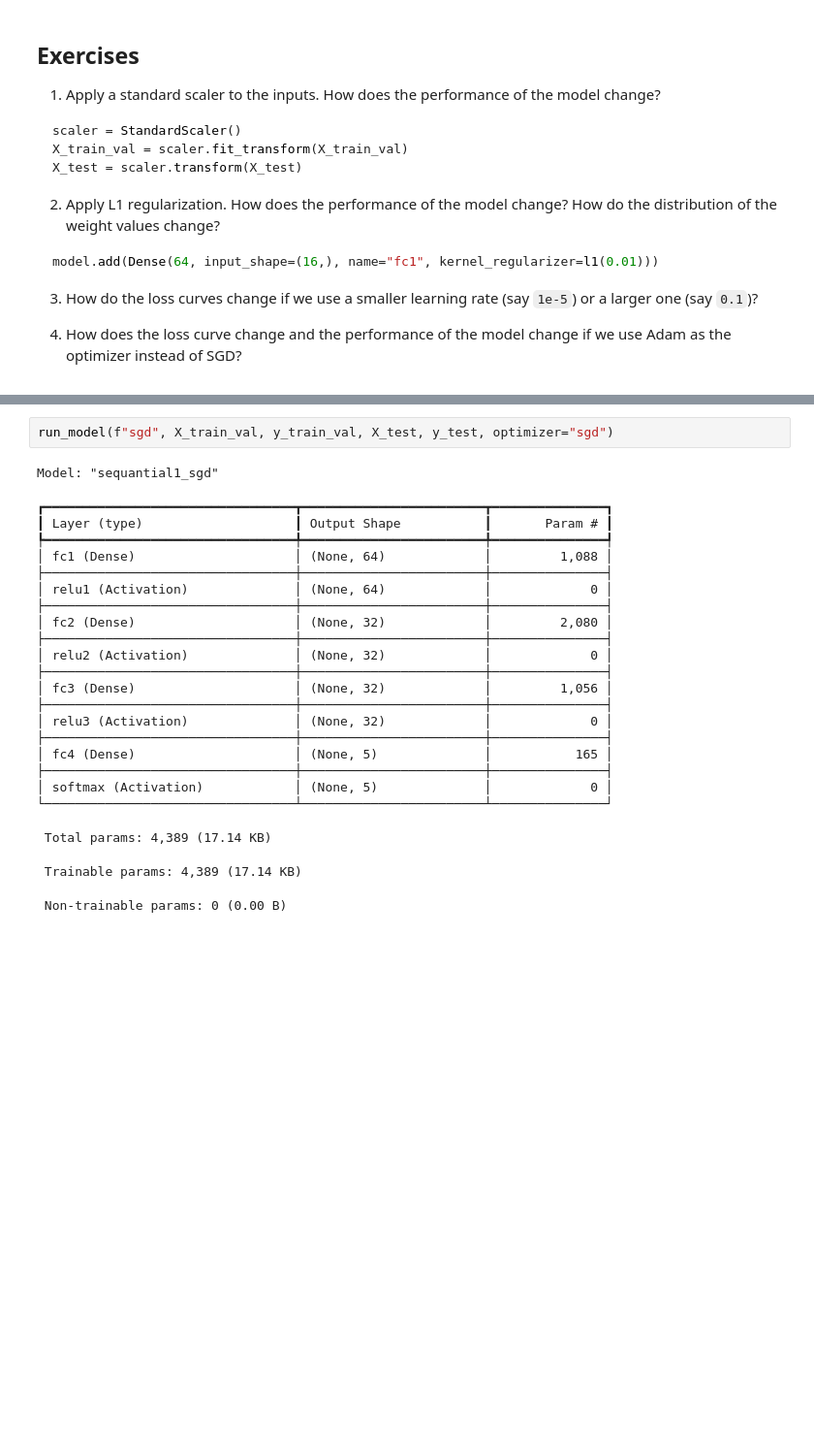
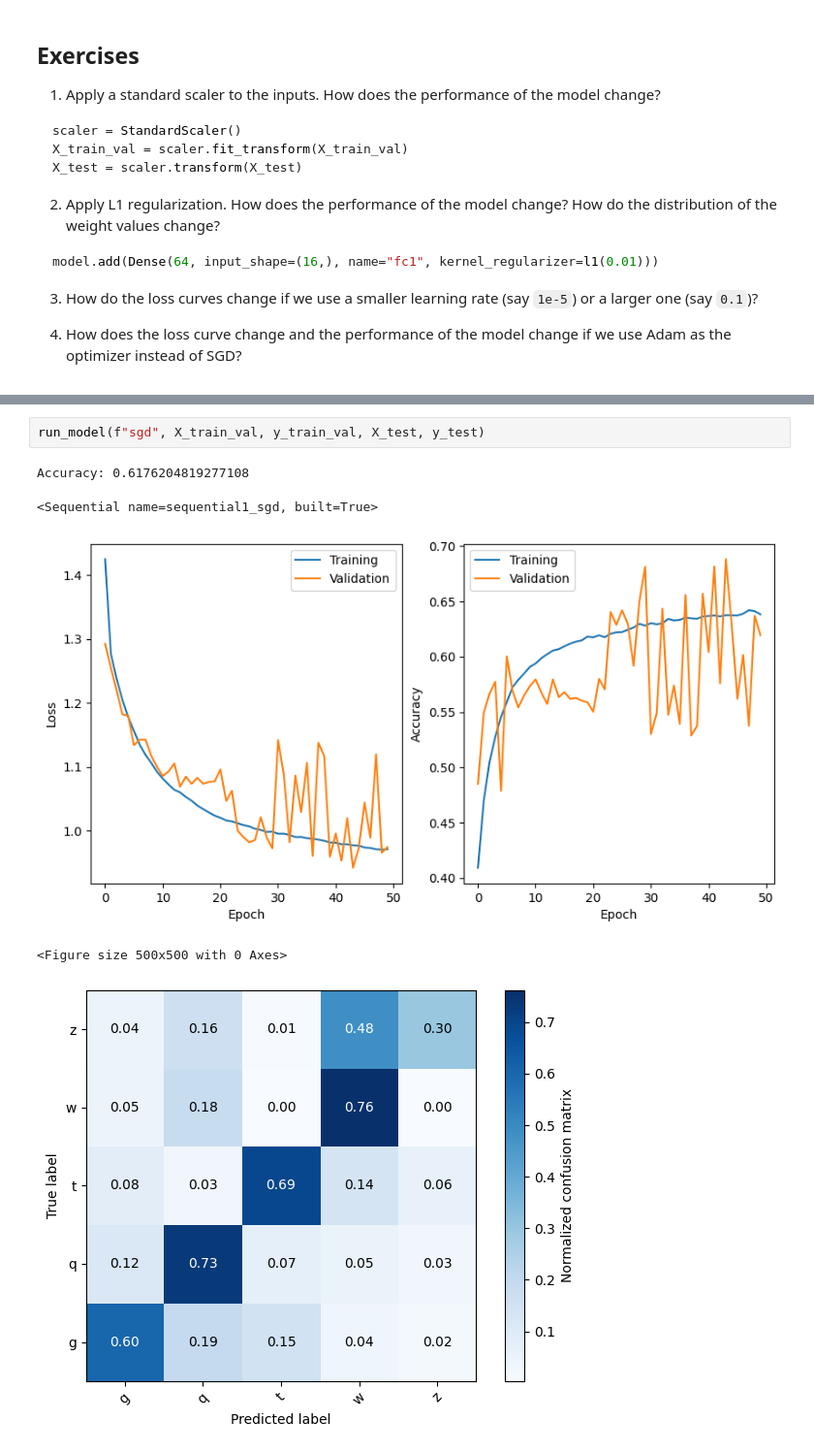
Before and after one commit to bdkcspronk/Deep-learning-in-physics, a Jupyter notebook: Assignment-2/code/03_Tabular_Data_NN.ipynb, the cells around one changed output, grey strips where cells are left out. Shown at 97% size. Drawn from its saved outputs; the diff is of its cells as text; blank space fills up the shorter version.

```diff
--- a/Assignment-2/code/03_Tabular_Data_NN.ipynb
+++ b/Assignment-2/code/03_Tabular_Data_NN.ipynb
@@ -380,26 +350,8 @@ Model: "sequantial1_lr_0.01"
 # %%
-run_model(f"sgd", X_train_val, y_train_val, X_test, y_test, optimizer="sgd")
+run_model(f"sgd", X_train_val, y_train_val, X_test, y_test)
 # %% [output]
-Model: "sequantial1_sgd"
+Accuracy: 0.6176204819277108
-┏━━━━━━━━━━━━━━━━━━━━━━━━━━━━━━━━━┳━━━━━━━━━━━━━━━━━━━━━━━━┳━━━━━━━━━━━━━━━┓
-┃ Layer (type)                    ┃ Output Shape           ┃       Param # ┃
-┡━━━━━━━━━━━━━━━━━━━━━━━━━━━━━━━━━╇━━━━━━━━━━━━━━━━━━━━━━━━╇━━━━━━━━━━━━━━━┩
-│ fc1 (Dense)                     │ (None, 64)             │         1,088 │
-├─────────────────────────────────┼────────────────────────┼───────────────┤
-│ relu1 (Activation)              │ (None, 64)             │             0 │
-├─────────────────────────────────┼────────────────────────┼───────────────┤
-│ fc2 (Dense)                     │ (None, 32)             │         2,080 │
-├─────────────────────────────────┼────────────────────────┼───────────────┤
-│ relu2 (Activation)              │ (None, 32)             │             0 │
-├─────────────────────────────────┼────────────────────────┼───────────────┤
-│ fc3 (Dense)                     │ (None, 32)             │         1,056 │
-├─────────────────────────────────┼────────────────────────┼───────────────┤
-│ relu3 (Activation)              │ (None, 32)             │             0 │
-├─────────────────────────────────┼────────────────────────┼───────────────┤
-│ fc4 (Dense)                     │ (None, 5)              │           165 │
-├─────────────────────────────────┼────────────────────────┼───────────────┤
-│ softmax (Activation)            │ (None, 5)              │             0 │
-└─────────────────────────────────┴────────────────────────┴───────────────┘
+<Sequential name=sequential1_sgd, built=True>
+[figure, added]
- Total params: 4,389 (17.14 KB)
+<Figure size 500x500 with 0 Axes>
- Trainable params: 4,389 (17.14 KB)
- Non-trainable params: 0 (0.00 B)
+[figure, added]
```
Also changed, not shown: parts of 13 cells of this notebook, 4 other files.
